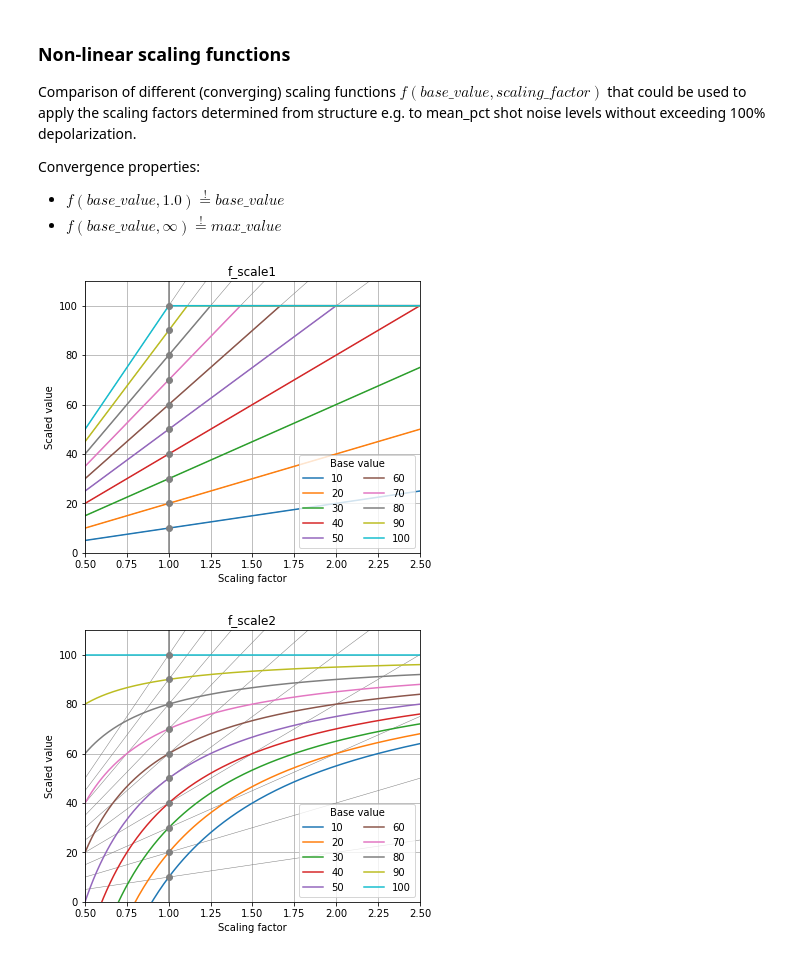
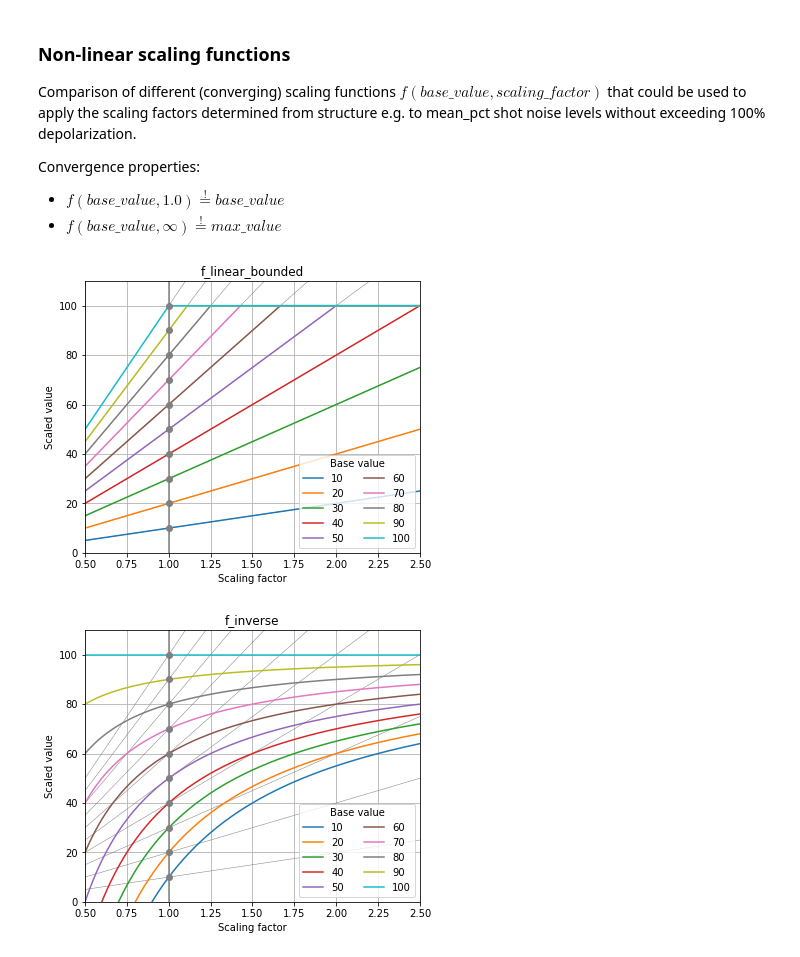
Before and after one commit to BlueBrain/dendritic_synapse_density, a Jupyter notebook: notebooks/MissingSynapses.ipynb, the cells around one changed output. Cells and saved outputs as stored; diff of their text form; code cells hidden in the pictures.

Commit message:
Changes scaling function names

```diff
--- a/notebooks/MissingSynapses.ipynb
+++ b/notebooks/MissingSynapses.ipynb
@@ -162,11 +162,11 @@ def f_scale4(base_value, scaling_factor, max_value = 100.0):
 # %%
 base_range = range(10, 110, 10)
 scale_range = np.arange(0.1, 10.0, 0.01)
-plot_scaling_fct('f_scale1', base_range, scale_range)
+plot_scaling_fct('f_linear_bounded', base_range, scale_range)
 # %% [output]
-[figure, old version]
+[figure, new version]
 # %%
-plot_scaling_fct('f_scale2', base_range, scale_range)
+plot_scaling_fct('f_inverse', base_range, scale_range)
 # %% [output]
-[figure, old version]
+[figure, new version]
 # %%
```
Also changed, not shown: parts of 6 cells of this notebook.
